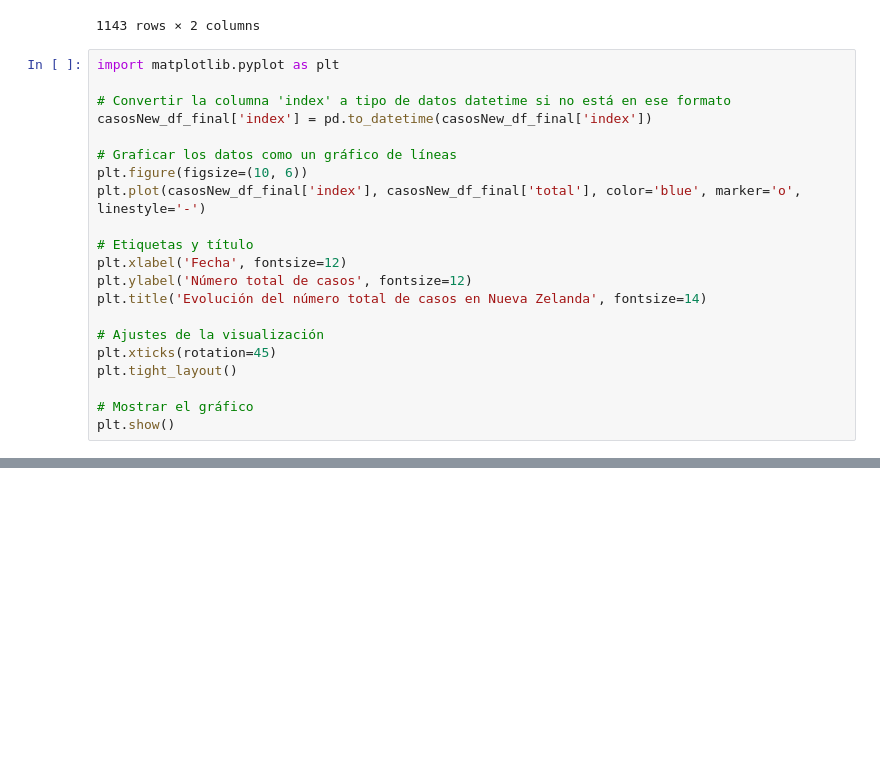
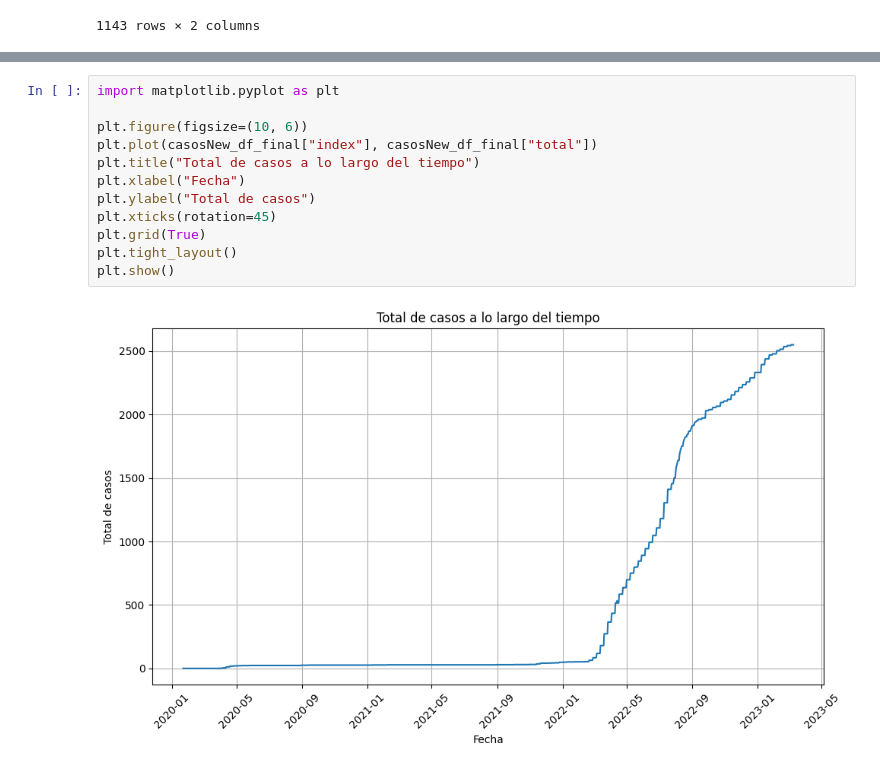
Before and after one commit to Nebulads3/Solemne1, a Jupyter notebook: codigo.ipynb, the cells around one changed output, grey strips where cells are left out. Cells and saved outputs as stored; diff of their text form; blank space fills up the shorter version.

```diff
--- a/codigo.ipynb
+++ b/codigo.ipynb
@@ -340,24 +340,3 @@ casosNew_df_final
 | 1141 | 2023-03-08 | 2550 |
 | 1142 | 2023-03-09 | 2550 |
 1143 rows × 2 columns
-# %%
-import matplotlib.pyplot as plt
-
-# Convertir la columna 'index' a tipo de datos datetime si no está en ese formato
-casosNew_df_final['index'] = pd.to_datetime(casosNew_df_final['index'])
-
-# Graficar los datos como un gráfico de líneas
-plt.figure(figsize=(10, 6))
-plt.plot(casosNew_df_final['index'], casosNew_df_final['total'], color='blue', marker='o', linestyle='-')
-
-# Etiquetas y título
-plt.xlabel('Fecha', fontsize=12)
-plt.ylabel('Número total de casos', fontsize=12)
-plt.title('Evolución del número total de casos en Nueva Zelanda', fontsize=14)
-
-# Ajustes de la visualización
-plt.xticks(rotation=45)
-plt.tight_layout()
-
-# Mostrar el gráfico
-plt.show()
@@ -385,0 +343,14 @@ plt.show()
+# %%
+import matplotlib.pyplot as plt
+
+plt.figure(figsize=(10, 6))
+plt.plot(casosNew_df_final["index"], casosNew_df_final["total"])
+plt.title("Total de casos a lo largo del tiempo")
+plt.xlabel("Fecha")
+plt.ylabel("Total de casos")
+plt.xticks(rotation=45)
+plt.grid(True)
+plt.tight_layout()
+plt.show()
+# %% [output]
+[figure, added]
```
Also changed, not shown: parts of 3 cells of this notebook.
